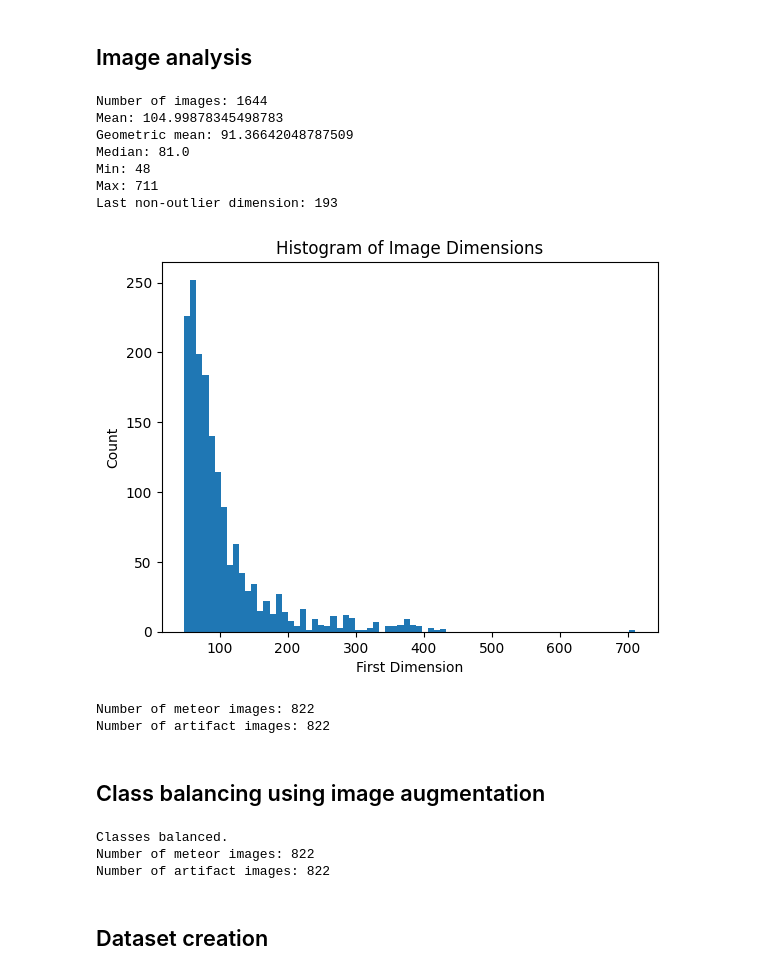
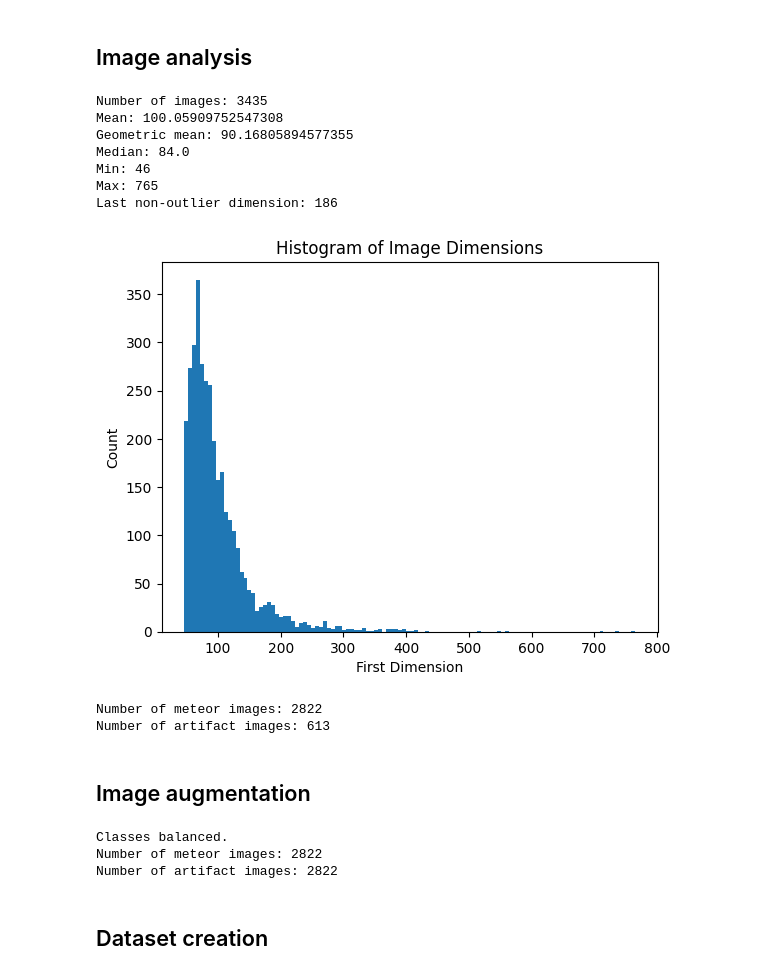
Before and after one commit to 9helix/GMNmeteorNet, a Jupyter notebook: MLmodel.ipynb, the cells around one changed output. Cells and saved outputs as stored; diff of their text form; code cells hidden in the pictures.

```diff
--- a/MLmodel.ipynb
+++ b/MLmodel.ipynb
@@ -24,7 +24,7 @@ print(tf.__version__)
 # %% [markdown]
 ## Image analysis
 # %%
-dataset = "../mldataset/cropped"
+dataset = "mldataset/cropped"
 dirs = [os.path.join(dataset, "Meteors"), os.path.join(dataset, "Artifacts")]
 dimensions = []
 
@@ -44,43 +44,41 @@ for i in dirs:
                 img_array = np.expand_dims(img_array, axis=-1)
         else:
             img = Image.open(img)
             img_array = np.array(img)
             dimensions.append(img_array.shape[0])
             img_array = np.expand_dims(img_array, axis=-1)
 
 print("Number of images:", len(dimensions))
-print("Mean:", np.mean(dimensions))
-print("Geometric mean:", statistics.geometric_mean(dimensions))
 print("Median:", np.median(dimensions))
 print("Min:", np.min(dimensions))
 print("Max:", np.max(dimensions))
 
 q1 = np.percentile(dimensions, 25)
 q3 = np.percentile(dimensions, 75)
 iqr = q3 - q1
 threshold = 1.5 * iqr
 dimensions = np.sort(np.array(dimensions))
 first_outlier = np.where((dimensions < q1 - threshold) | (dimensions > q3 + threshold))[
     0
 ]
 print("Last non-outlier dimension:", dimensions[first_outlier[0] - 1])
 
 
 plt.hist(dimensions, bins="auto")
 
 plt.xlabel("First Dimension")
 plt.ylabel("Count")
 plt.title("Histogram of Image Dimensions")
 plt.show()
 # %% [output]
-Number of images: 1644
-Mean: 104.99878345498783
-Geometric mean: 91.36642048787509
-Median: 81.0
-Min: 48
-Max: 711
-Last non-outlier dimension: 193
+Number of images: 3435
+Mean: 100.05909752547308
+Geometric mean: 90.16805894577355
+Median: 84.0
+Min: 46
+Max: 765
+Last non-outlier dimension: 186
-[figure, old version]
+[figure, new version]
 # %%
 confirmed_num = 0
 
@@ -102,16 +100,13 @@ for filename in os.listdir(dirs[1]):
 rejected_num = len(rejected_images)
 print("Number of artifact images:", rejected_num)
 # %% [output]
-Number of meteor images: 822
-Number of artifact images: 822
+Number of meteor images: 2822
+Number of artifact images: 613
-# %% [markdown]
-## Class balancing using image augmentation
+# %% [markdown]
+## Image augmentation
 # %%
 data_augmentation = tf.keras.Sequential(
-    [
-        # TODO: Modify data augmentation layers
-        layers.RandomRotation(0.5),
-    ]
+    [layers.RandomRotation(0.5), layers.RandomZoom((-0.5, 0.25))]
 )
 
 # balance classes by using data augmentation
@@ -148,8 +143,8 @@ print("Number of meteor images:", confirmed_num)
 print("Number of artifact images:", rejected_num)
 # %% [output]
 Classes balanced.
-Number of meteor images: 822
-Number of artifact images: 822
+Number of meteor images: 2822
+Number of artifact images: 2822
 # %% [markdown]
 ## Dataset creation
 # %%
```
Also changed, not shown: parts of 18 cells of this notebook, 7 other files.
